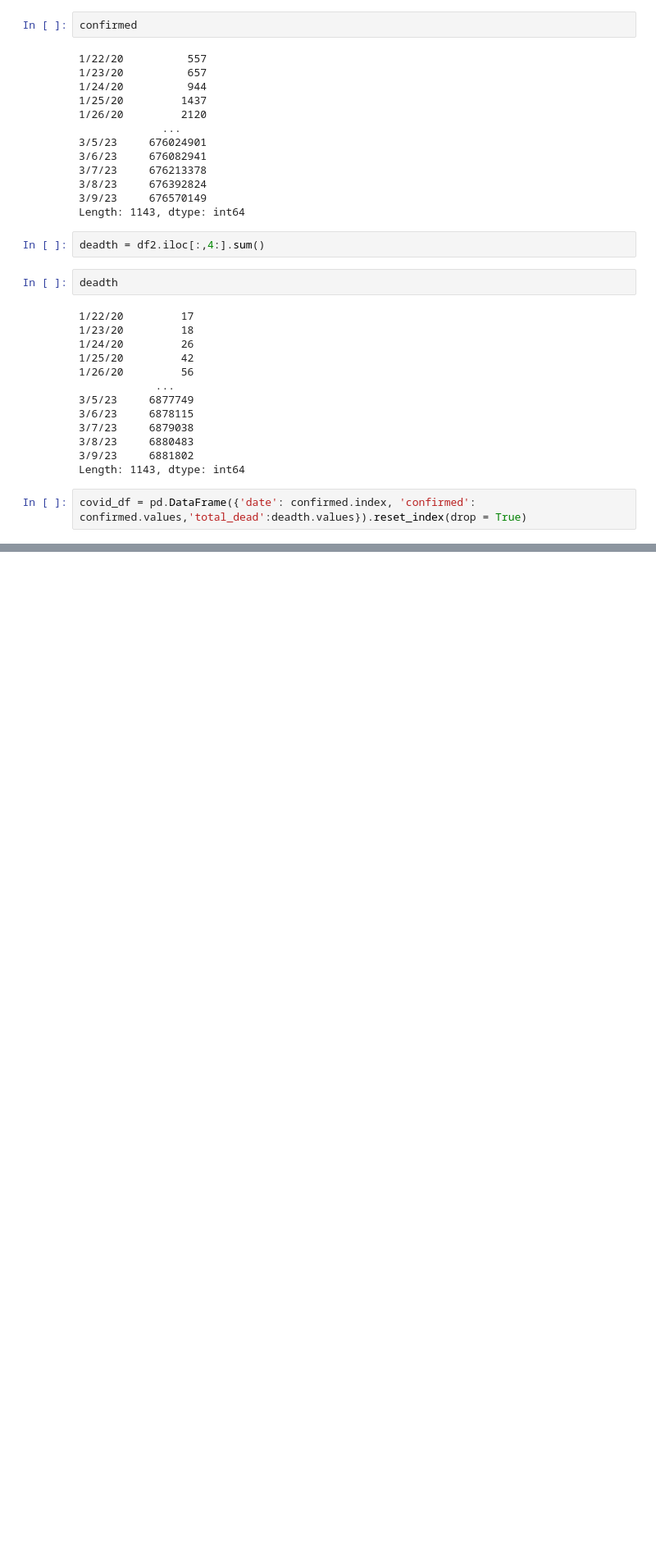
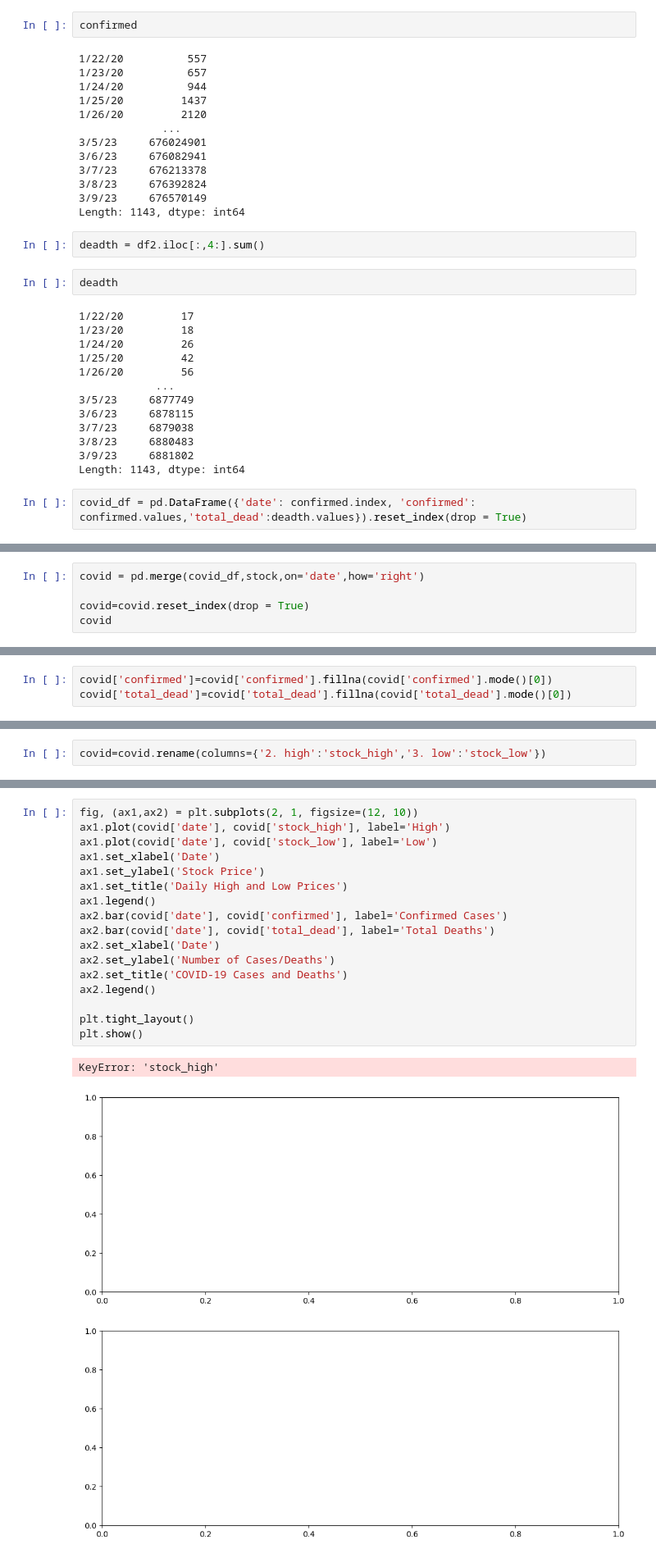
Before and after one commit to sidh64/final-project, a Jupyter notebook: stock.ipynb, the cells around one changed output, grey strips where cells are left out. Shown at 82% size. Saved outputs shown, nothing was run; the diff lists cells and outputs as text; blank space fills up the shorter version.

Commit message:
merging and visualization

```diff
--- a/stock.ipynb
+++ b/stock.ipynb
@@ -223,0 +264,5 @@ covid_df = pd.DataFrame({'date': confirmed.index, 'confirmed': confirmed.values,
+# %%
+covid = pd.merge(covid_df,stock,on='date',how='right')
+
+covid=covid.reset_index(drop = True)
+covid
@@ -223,0 +283,3 @@ covid_df = pd.DataFrame({'date': confirmed.index, 'confirmed': confirmed.values,
+# %%
+covid['confirmed']=covid['confirmed'].fillna(covid['confirmed'].mode()[0])
+covid['total_dead']=covid['total_dead'].fillna(covid['total_dead'].mode()[0])
@@ -223,0 +295,2 @@ covid_df = pd.DataFrame({'date': confirmed.index, 'confirmed': confirmed.values,
+# %%
+covid=covid.rename(columns={'2. high':'stock_high','3. low':'stock_low'})
@@ -223,0 +313,20 @@ covid_df = pd.DataFrame({'date': confirmed.index, 'confirmed': confirmed.values,
+# %%
+fig, (ax1,ax2) = plt.subplots(2, 1, figsize=(12, 10))
+ax1.plot(covid['date'], covid['stock_high'], label='High')
+ax1.plot(covid['date'], covid['stock_low'], label='Low')
+ax1.set_xlabel('Date')
+ax1.set_ylabel('Stock Price')
+ax1.set_title('Daily High and Low Prices')
+ax1.legend()
+ax2.bar(covid['date'], covid['confirmed'], label='Confirmed Cases')
+ax2.bar(covid['date'], covid['total_dead'], label='Total Deaths')
+ax2.set_xlabel('Date')
+ax2.set_ylabel('Number of Cases/Deaths')
+ax2.set_title('COVID-19 Cases and Deaths')
+ax2.legend()
+
+plt.tight_layout()
+plt.show()
+# %% [output]
+KeyError: 'stock_high'
+[figure, added]
```
Also changed, not shown: parts of 6 cells of this notebook.
